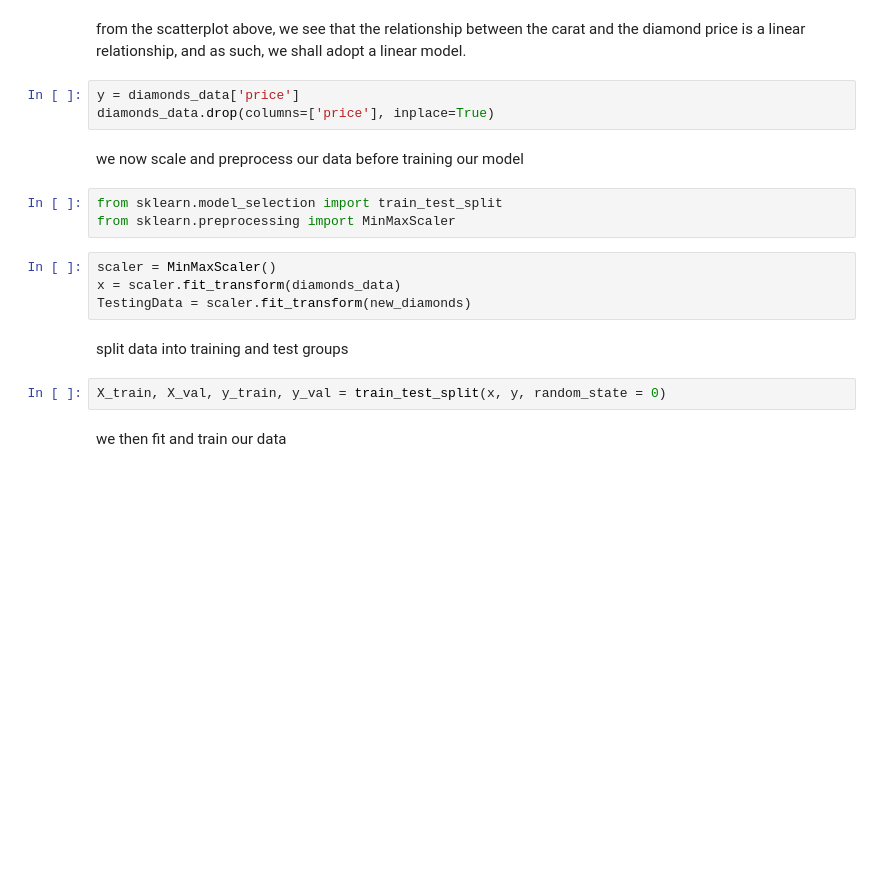
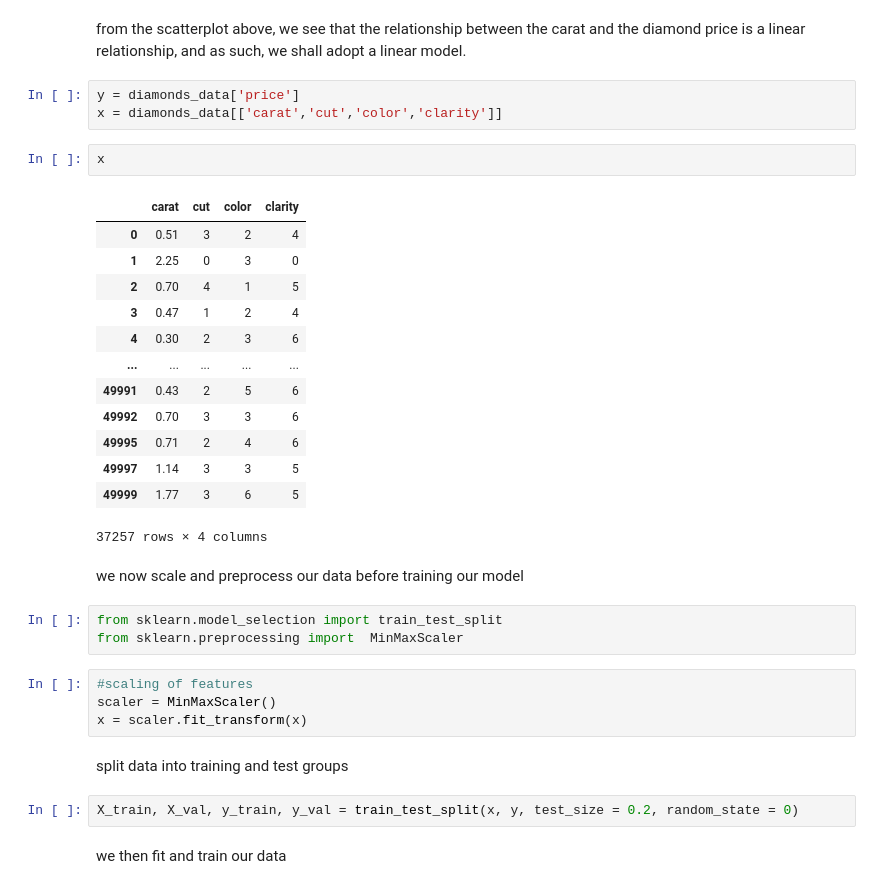
Before and after one commit to mandeebot/DiamondsPrediction, a Jupyter notebook: diamondsPricesPred.ipynb, the cells around one changed output. Saved outputs shown, nothing was run; the diff lists cells and outputs as text; blank space fills up the shorter version.

```diff
--- a/diamondsPricesPred.ipynb
+++ b/diamondsPricesPred.ipynb
@@ -134,21 +157,37 @@ plt.show()
 # %% [markdown]
 from the scatterplot above, we see that the relationship between the carat and the diamond price is a linear relationship, and as such, we shall adopt a linear model.
-# %%
-y = diamonds_data['price']
-diamonds_data.drop(columns=['price'], inplace=True)
+# %%
+y = diamonds_data['price']
+x = diamonds_data[['carat','cut','color','clarity']]
+# %%
+x
+# %% [output]
+|  | carat | cut | color | clarity |
+| 0 | 0.51 | 3 | 2 | 4 |
+| 1 | 2.25 | 0 | 3 | 0 |
+| 2 | 0.70 | 4 | 1 | 5 |
+| 3 | 0.47 | 1 | 2 | 4 |
+| 4 | 0.30 | 2 | 3 | 6 |
+| ... | ... | ... | ... | ... |
+| 49991 | 0.43 | 2 | 5 | 6 |
+| 49992 | 0.70 | 3 | 3 | 6 |
+| 49995 | 0.71 | 2 | 4 | 6 |
+| 49997 | 1.14 | 3 | 3 | 5 |
+| 49999 | 1.77 | 3 | 6 | 5 |
+37257 rows × 4 columns
 # %% [markdown]
 we now scale and preprocess our data before training our model
 # %%
 from sklearn.model_selection import train_test_split
-from sklearn.preprocessing import MinMaxScaler
+from sklearn.preprocessing import  MinMaxScaler
-# %%
-scaler = MinMaxScaler()
-x = scaler.fit_transform(diamonds_data)
-TestingData = scaler.fit_transform(new_diamonds)
+# %%
+#scaling of features
+scaler = MinMaxScaler()
+x = scaler.fit_transform(x)
 # %% [markdown]
 split data into training and test groups
 # %%
-X_train, X_val, y_train, y_val = train_test_split(x, y, random_state = 0)
+X_train, X_val, y_train, y_val = train_test_split(x, y, test_size = 0.2, random_state = 0)
 # %% [markdown]
 we then fit and train our data
 # %%
```
Also changed, not shown: parts of 25 cells of this notebook, 8 other files.
